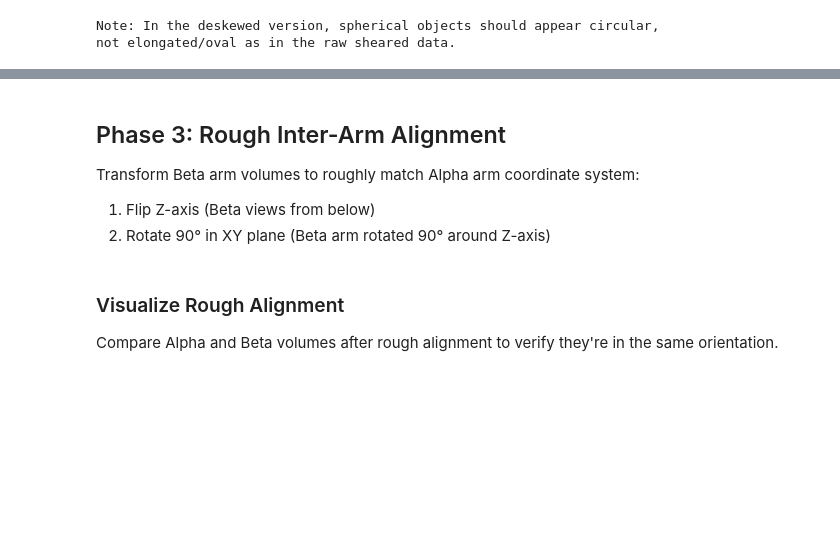
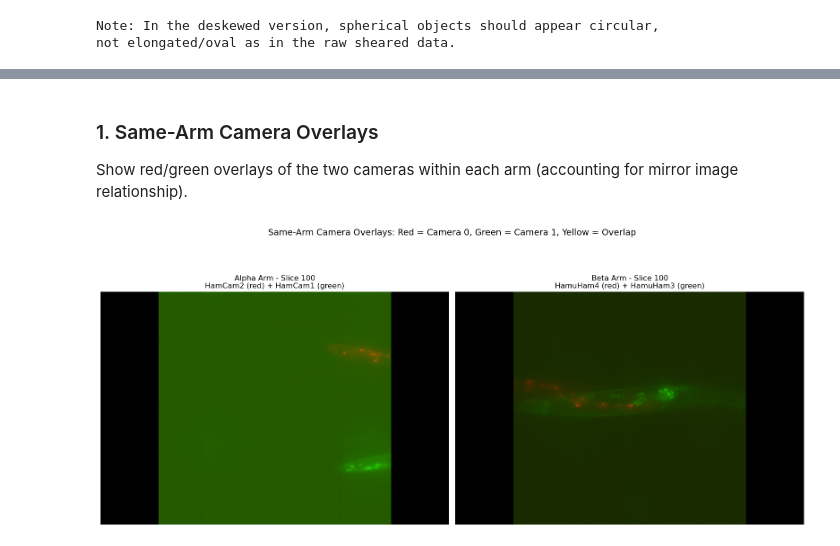
Before and after one commit to qsimeon/dispim_data, a Jupyter notebook: dispim_processing.ipynb, the cells around one changed output, grey strips where cells are left out. Drawn from its saved outputs; the diff is of its cells as text; code cells hidden in the pictures; blank space fills up the shorter version.

Commit message:
just going to deskew volumes and then view them in a GUI to rotate and align

```diff
--- a/dispim_processing.ipynb
+++ b/dispim_processing.ipynb
@@ -110,16 +94,11 @@ if selected_acq:
     print(f"  Z-step: {z_step_um:.4f} μm")
     print(f"  Light sheet angle: 45° (standard for diSPIM)")
 
-    # Configuration for saving/loading intermediate results
+    # Configuration for saving deskewed volumes
     OUTPUT_DIR = Path('./processed_output')  # Base directory for saved results
-    SAVE_INTERMEDIATES = True  # Set to True to save all intermediate results
 
-    # Force flags: Set to True to force re-processing even if files exist
-    FORCE_REDESKEW = False      # Force re-deskewing
-    FORCE_ALIGNMENT = False      # Force re-alignment (intra-arm)
-    FORCE_ROUGH_ALIGN = False   # Force rough inter-arm alignment
-    FORCE_REGISTRATION = False  # Force fine registration
-    FORCE_FUSION = False        # Force re-fusion
+    # Force flag: Set to True to force re-deskewing even if files exist
+    FORCE_REDESKEW = False  # Force re-deskewing
 
     # For testing, you may want to load a subset of slices
     # Set to None to load full stack
@@ -509,61 +384,40 @@ Show before/after camera overlays to verify improved alignment.
+# %% [markdown]
+### 1. Same-Arm Camera Overlays
+
+Show red/green overlays of the two cameras within each arm (accounting for mirror image relationship).
 # %%
 if alpha_data is not None:
     # Select a slice in the middle of the volume
     slice_idx = alpha_cam0_deskewed.shape[0] // 2
 
-    fig, axes = plt.subplots(2, 2, figsize=(16, 16))
+    fig, axes = plt.subplots(1, 2, figsize=(16, 8))
 
-    # Alpha: Before alignment
-    alpha_before = create_camera_overlay(
+    # Alpha arm overlay (with horizontal flip to account for mirror images)
+    alpha_overlay = create_camera_overlay(
         alpha_cam0_deskewed[slice_idx, :, :],
         alpha_cam1_deskewed[slice_idx, :, :],
         alpha_meta['channel_names'][0],
-        alpha_meta['channel_names'][1]
+        alpha_meta['channel_names'][1],
+        flip_cam2_horizontal=True  # Account for mirror image relationship
     )
-    axes[0, 0].imshow(alpha_before, aspect='equal')
-    axes[0, 0].set_title(f'Alpha: Before Alignment (Slice {slice_idx})', fontsize=12)
-    axes[0, 0].axis('off')
+    axes[0].imshow(alpha_overlay, aspect='equal')
+    axes[0].set_title(f'Alpha Arm - Slice {slice_idx}\n{alpha_meta["channel_names"][0]} (red) + {alpha_meta["channel_names"][1]} (green)', fontsize=12)
+    axes[0].axis('off')
 
-    # Alpha: After alignment
-    alpha_after = create_camera_overlay(
-        alpha_cam0_deskewed[slice_idx, :, :],
-        alpha_cam1_aligned[slice_idx, :, :],
-        alpha_meta['channel_names'][0],
-        alpha_meta['channel_names'][1]
-    )
-    axes[0, 1].imshow(alpha_after, aspect='equal')
-    axes[0, 1].set_title(f'Alpha: After Alignment (Slice {slice_idx})', fontsize=12)
-    axes[0, 1].axis('off')
-
-    # Beta: Before alignment
-    beta_before = create_camera_overlay(
+    # Beta arm overlay (with horizontal flip to account for mirror images)
+    beta_overlay = create_camera_overlay(
         beta_cam0_deskewed[slice_idx, :, :],
         beta_cam1_deskewed[slice_idx, :, :],
         beta_meta['channel_names'][0],
-        beta_meta['channel_names'][1]
+        beta_meta['channel_names'][1],
+        flip_cam2_horizontal=True  # Account for mirror image relationship
     )
-    axes[1, 0].imshow(beta_before, aspect='equal')
-    axes[1, 0].set_title(f'Beta: Before Alignment (Slice {slice_idx})', fontsize=12)
-    axes[1, 0].axis('off')
+    axes[1].imshow(beta_overlay, aspect='equal')
+    axes[1].set_title(f'Beta Arm - Slice {slice_idx}\n{beta_meta["channel_names"][0]} (red) + {beta_meta["channel_names"][1]} (green)', fontsize=12)
+    axes[1].axis('off')
 
-    # Beta: After alignment
-    beta_after = create_camera_overlay(
-        beta_cam0_deskewed[slice_idx, :, :],
-        beta_cam1_aligned[slice_idx, :, :],
-        beta_meta['channel_names'][0],
-        beta_meta['channel_names'][1]
-    )
-    axes[1, 1].imshow(beta_after, aspect='equal')
-    axes[1, 1].set_title(f'Beta: After Alignment (Slice {slice_idx})', fontsize=12)
-    axes[1, 1].axis('off')
-
-    plt.suptitle('Camera Alignment: Red = Camera 0, Green = Camera 1, Yellow = Overlap',
-                 fontsize=14)
+    plt.suptitle('Same-Arm Camera Overlays: Red = Camera 0, Green = Camera 1, Yellow = Overlap', fontsize=14)
     plt.tight_layout()
     plt.show()
+# %% [output]
+[figure, added]
-# %% [markdown]
-## Phase 3: Rough Inter-Arm Alignment
-
-Transform Beta arm volumes to roughly match Alpha arm coordinate system:
-1. Flip Z-axis (Beta views from below)
-2. Rotate 90° in XY plane (Beta arm rotated 90° around Z-axis)
@@ -588,4 +423,0 @@ else:
-# %% [markdown]
-### Visualize Rough Alignment
-
-Compare Alpha and Beta volumes after rough alignment to verify they're in the same orientation.
```
Also changed, not shown: parts of 26 cells of this notebook, 2 other files.
